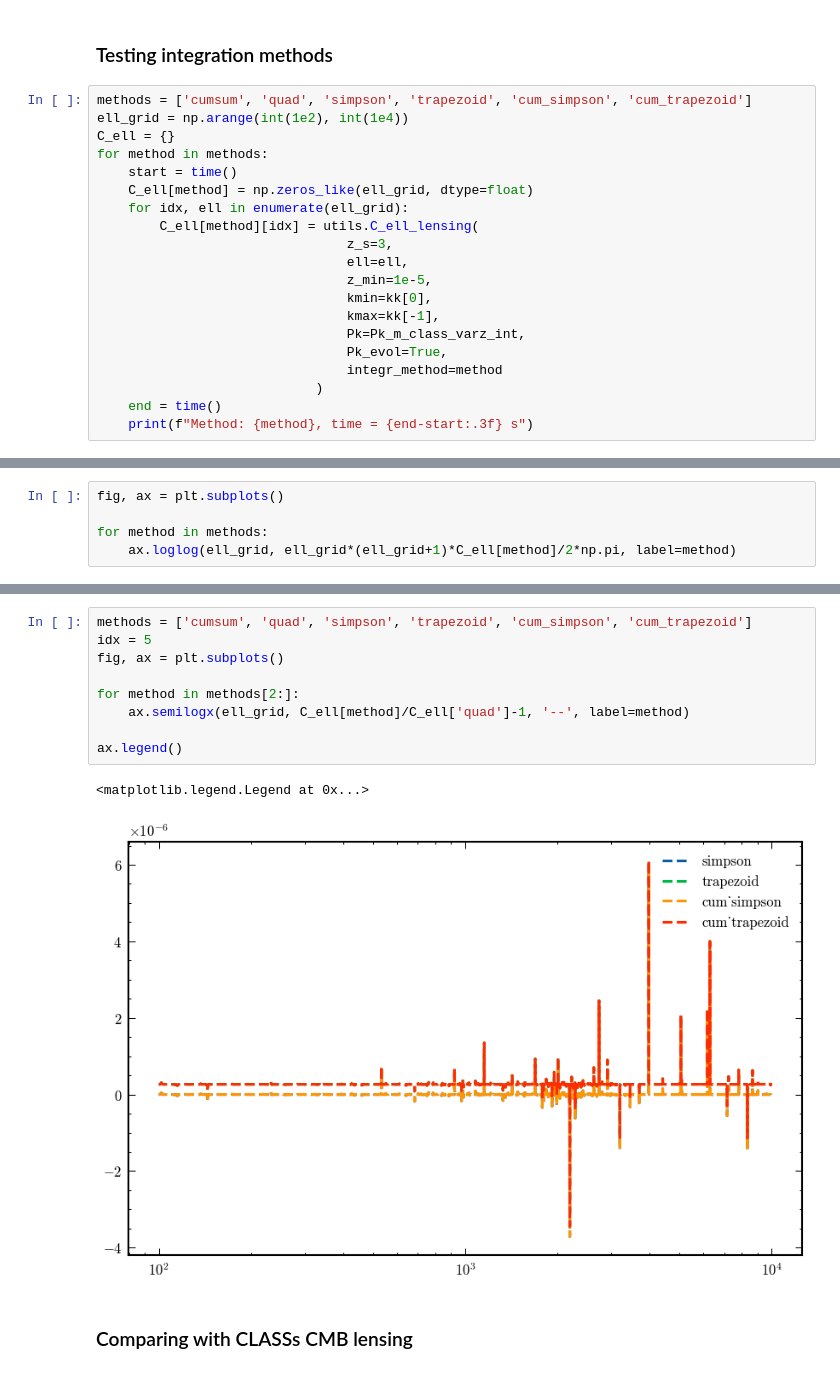
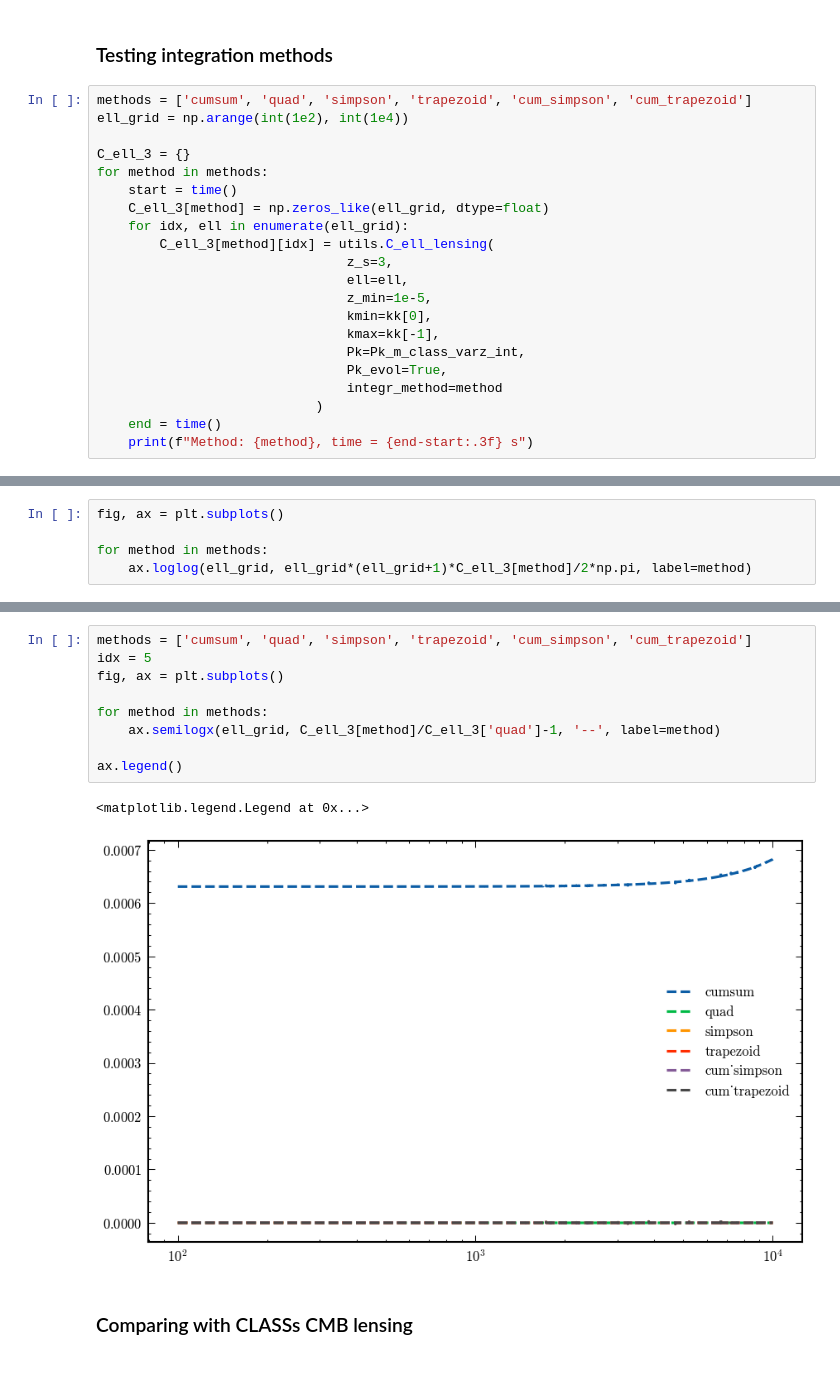
Before and after one commit to vPedreros/gravitomagnetic, a Jupyter notebook: C_l_gral.ipynb, the cells around one changed output, grey strips where cells are left out. Saved outputs shown, nothing was run; the diff lists cells and outputs as text.

```diff
--- a/C_l_gral.ipynb
+++ b/C_l_gral.ipynb
@@ -232,12 +291,13 @@ ax.legend()
 # %%
 methods = ['cumsum', 'quad', 'simpson', 'trapezoid', 'cum_simpson', 'cum_trapezoid']
 ell_grid = np.arange(int(1e2), int(1e4))
-C_ell = {}
+
+C_ell_3 = {}
 for method in methods:
     start = time()
-    C_ell[method] = np.zeros_like(ell_grid, dtype=float)
+    C_ell_3[method] = np.zeros_like(ell_grid, dtype=float)
     for idx, ell in enumerate(ell_grid):
-        C_ell[method][idx] = utils.C_ell_lensing(
+        C_ell_3[method][idx] = utils.C_ell_lensing(
                                 z_s=3,
                                 ell=ell,
                                 z_min=1e-5,
@@ -260,5 +315,5 @@ Method: cum_trapezoid, time = 24.846 s
 fig, ax = plt.subplots()
 
 for method in methods:
-    ax.loglog(ell_grid, ell_grid*(ell_grid+1)*C_ell[method]/2*np.pi, label=method)
+    ax.loglog(ell_grid, ell_grid*(ell_grid+1)*C_ell_3[method]/2*np.pi, label=method)
 # %% [output]
@@ -268,15 +321,15 @@ for method in methods:
 # %%
 methods = ['cumsum', 'quad', 'simpson', 'trapezoid', 'cum_simpson', 'cum_trapezoid']
 idx = 5
 fig, ax = plt.subplots()
 
-for method in methods[2:]:
-    ax.semilogx(ell_grid, C_ell[method]/C_ell['quad']-1, '--', label=method)
+for method in methods:
+    ax.semilogx(ell_grid, C_ell_3[method]/C_ell_3['quad']-1, '--', label=method)
 
 ax.legend()
 # %% [output]
 <matplotlib.legend.Legend at 0x...>
-[figure, old version]
+[figure, new version]
 # %% [markdown]
 ### Comparing with CLASSs CMB lensing
 # %%
```
Also changed, not shown: parts of 13 cells of this notebook, 2 other files.
